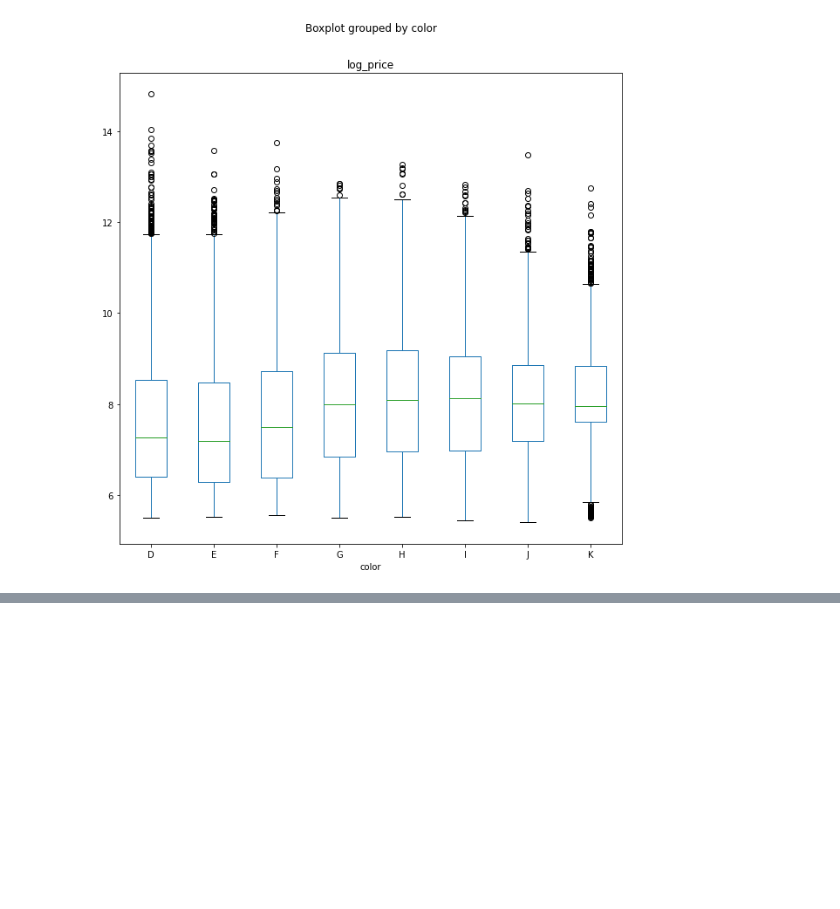
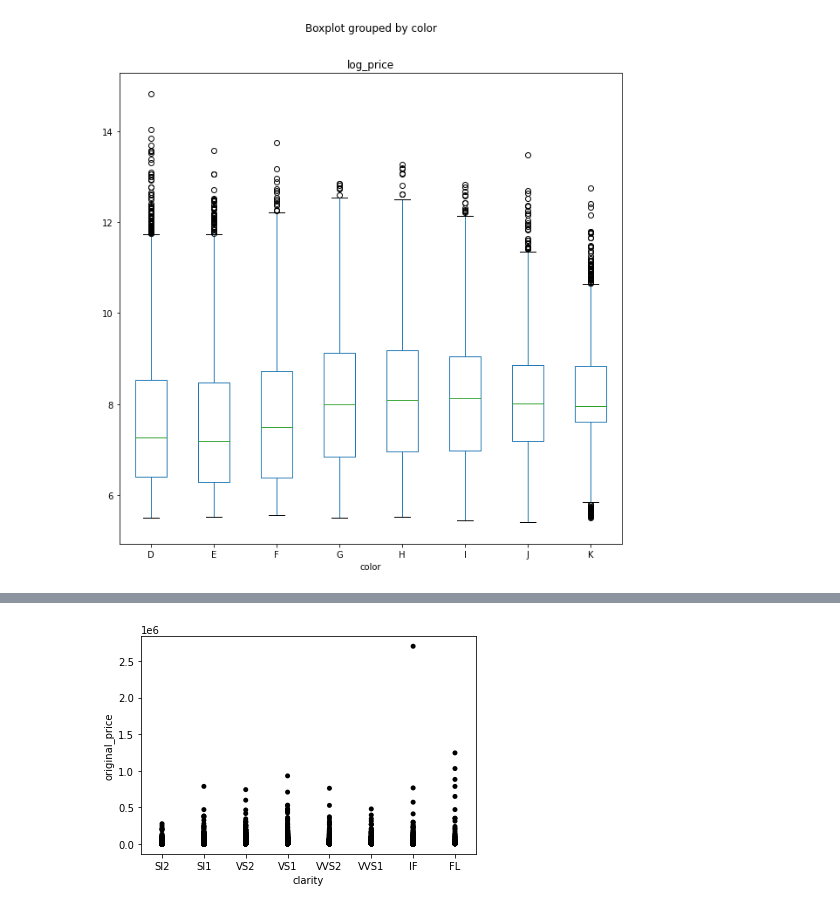
Before and after one commit to wjlau/Capstone2, a Jupyter notebook: predicting_diamond_prices.ipynb, the cells around one changed output, grey strips where cells are left out. Cells and saved outputs as stored; diff of their text form; code cells hidden in the pictures; blank space fills up the shorter version.

```diff
--- a/predicting_diamond_prices.ipynb
+++ b/predicting_diamond_prices.ipynb
@@ -94,0 +110,7 @@ boxplot = df.boxplot(column=['log_price'],by='color', figsize = (10,10), grid=Fa
+# %%
+sns.stripplot(data = df,
+              x='clarity', y='original_price',
+              order = ['SI2','SI1','VS2','VS1','VVS2','VVS1','IF','FL'],
+              color = 'black', jitter=False);
+# %% [output]
+[figure, added]
```
Also changed, not shown: parts of 15 cells of this notebook.
